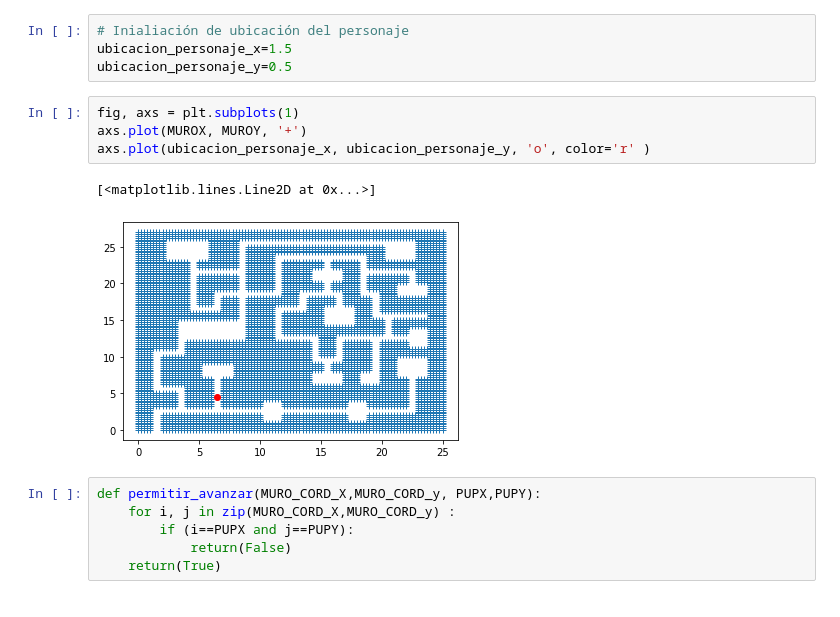
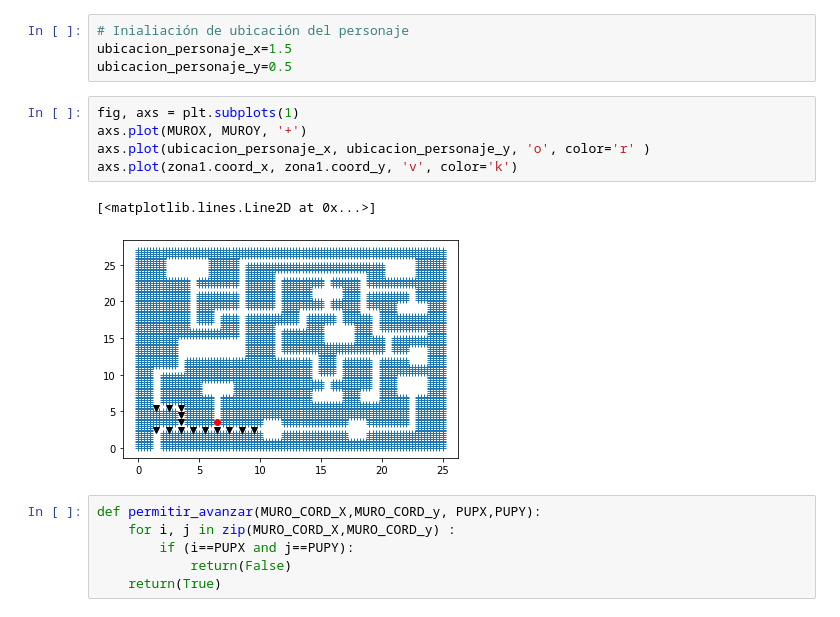
Before and after one commit to RaccoonEros/Python-S, a Jupyter notebook: mapa_movilidad.ipynb, the cells around one changed output. Saved outputs shown, nothing was run; the diff lists cells and outputs as text.

Commit message:
Añadí zonas de enemigos, y la posibilidad de encontrarse con ellos en cada uno

```diff
--- a/mapa_movilidad.ipynb
+++ b/mapa_movilidad.ipynb
@@ -558,10 +558,11 @@ ubicacion_personaje_y=0.5
 # %%
 fig, axs = plt.subplots(1)
 axs.plot(MUROX, MUROY, '+')
 axs.plot(ubicacion_personaje_x, ubicacion_personaje_y, 'o', color='r' )
+axs.plot(zona1.coord_x, zona1.coord_y, 'v', color='k')
 # %% [output]
 [<matplotlib.lines.Line2D at 0x...>]
-[figure, old version]
+[figure, new version]
 # %%
 def permitir_avanzar(MURO_CORD_X,MURO_CORD_y, PUPX,PUPY):
     for i, j in zip(MURO_CORD_X,MURO_CORD_y) :
```
Also changed, not shown: parts of 11 cells of this notebook.
